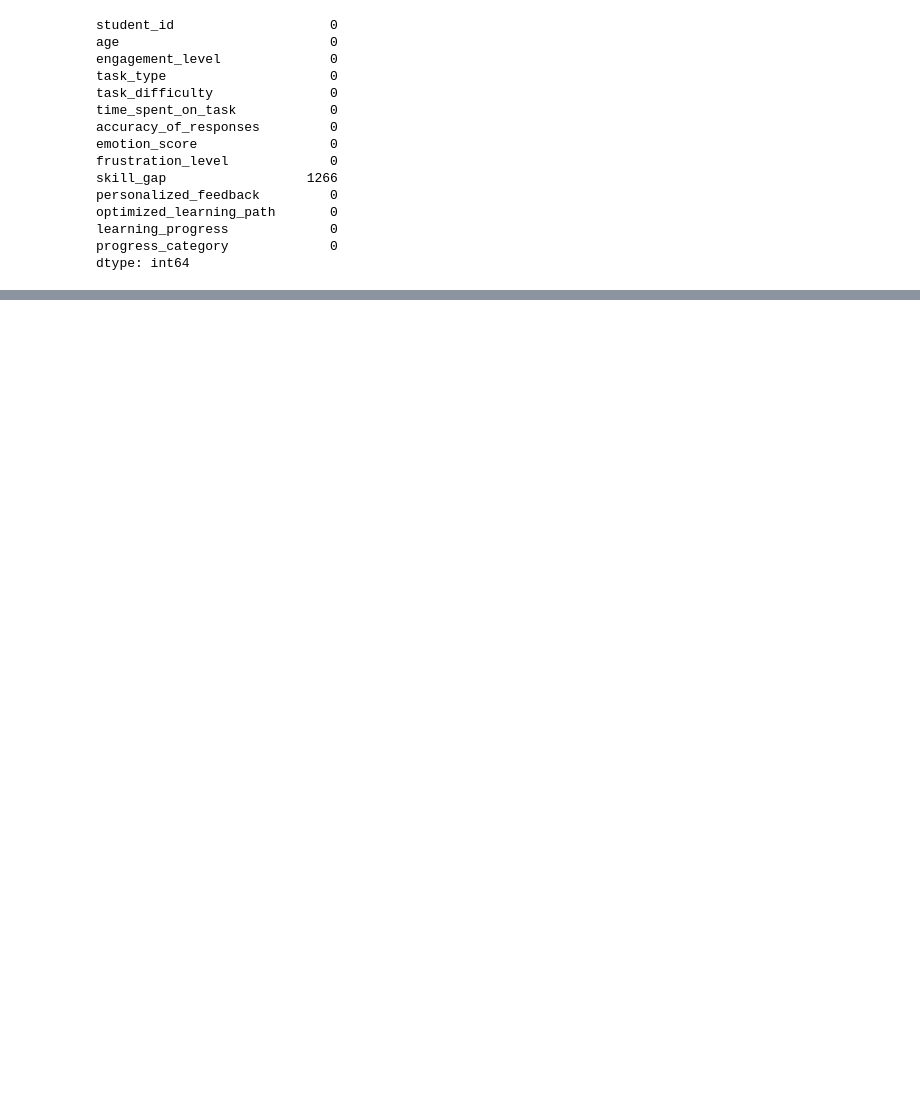
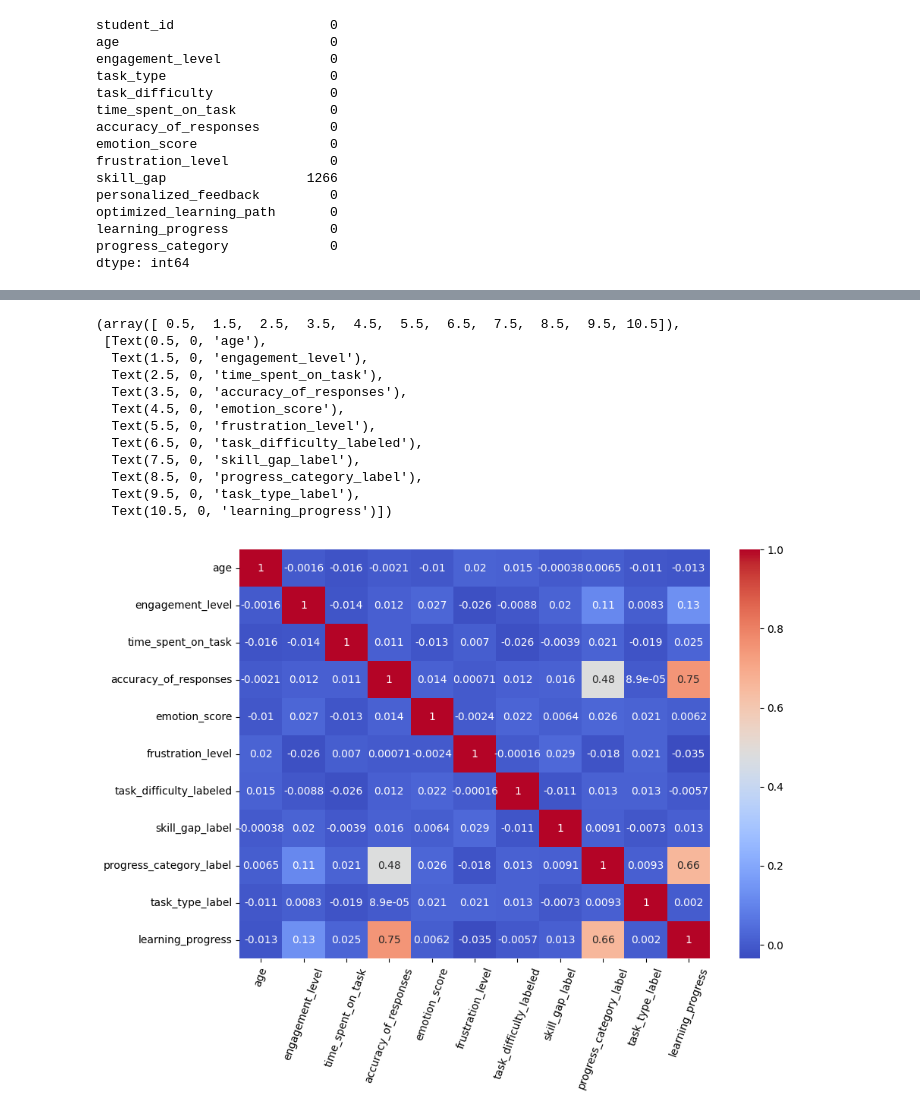
Before and after one commit to ArthurHastings/IntelligentClassroom, a Jupyter notebook: Proiect feb (1).ipynb, the cells around one changed output, grey strips where cells are left out. Drawn from its saved outputs; the diff is of its cells as text; code cells hidden in the pictures; blank space fills up the shorter version.

```diff
--- a/Proiect feb (1).ipynb
+++ b/Proiect feb (1).ipynb
@@ -126,0 +175,22 @@ plt.show()
+# %%
+data_num = data_num[(data_num.learning_progress >= lower_lim) & (data_num.learning_progress <= upper_lim)]
+# %%
+data_corr = data_num.corr()
+# %%
+plt.figure(figsize=(10, 7))
+sns.heatmap(data_corr, annot=True, cmap="coolwarm")
+plt.xticks(rotation=70)
+# %% [output]
+(array([ 0.5,  1.5,  2.5,  3.5,  4.5,  5.5,  6.5,  7.5,  8.5,  9.5, 10.5]),
+ [Text(0.5, 0, 'age'),
+  Text(1.5, 0, 'engagement_level'),
+  Text(2.5, 0, 'time_spent_on_task'),
+  Text(3.5, 0, 'accuracy_of_responses'),
+  Text(4.5, 0, 'emotion_score'),
+  Text(5.5, 0, 'frustration_level'),
+  Text(6.5, 0, 'task_difficulty_labeled'),
+  Text(7.5, 0, 'skill_gap_label'),
+  Text(8.5, 0, 'progress_category_label'),
+  Text(9.5, 0, 'task_type_label'),
+  Text(10.5, 0, 'learning_progress')])
+[figure, added]
```
Also changed, not shown: parts of 16 cells of this notebook.
